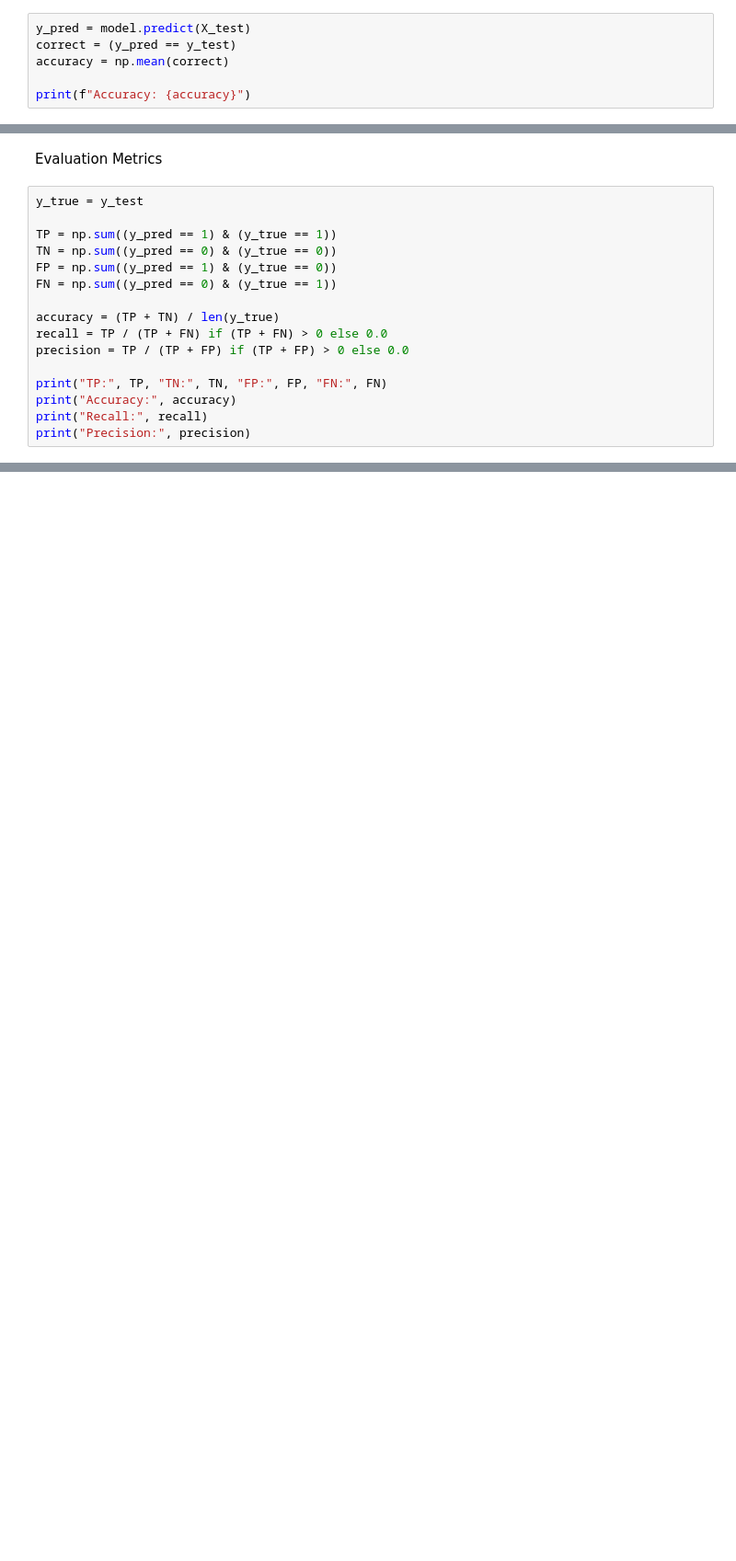
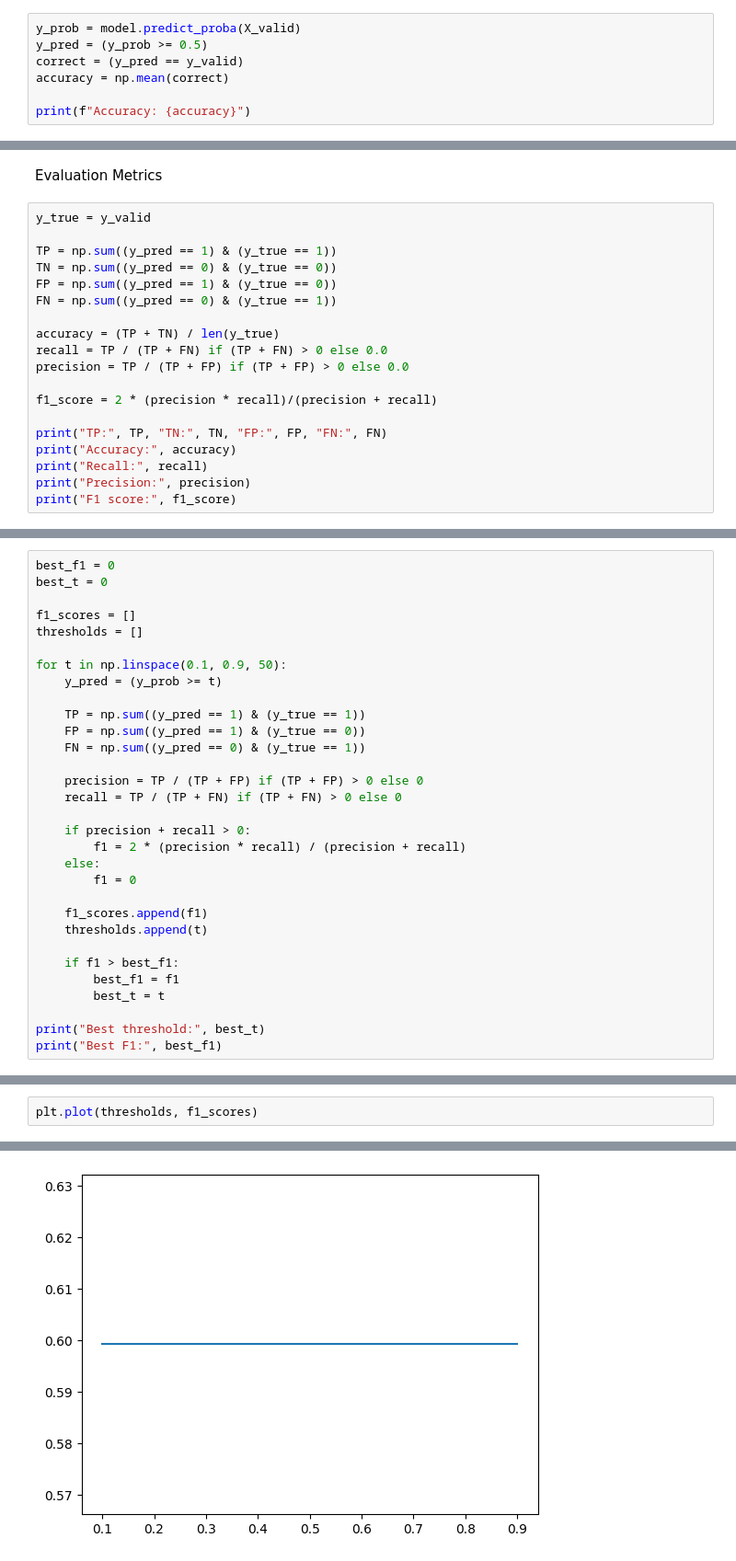
Before and after one commit to Anthony-Pius-1729/protein-classification, a Jupyter notebook: main.ipynb, the cells around one changed output, grey strips where cells are left out. Shown at 92% size. Drawn from its saved outputs; the diff is of its cells as text; blank space fills up the shorter version.

```diff
--- a/main.ipynb
+++ b/main.ipynb
@@ -133,8 +133,9 @@ plt.show()
 # %% [output]
 [figure]
 # %%
-y_pred = model.predict(X_test)
-correct = (y_pred == y_test)
+y_prob = model.predict_proba(X_valid)
+y_pred = (y_prob >= 0.5)
+correct = (y_pred == y_valid)
 accuracy = np.mean(correct)
 
 print(f"Accuracy: {accuracy}")
@@ -166,7 +167,7 @@ False True 0.14416961130742048
 # %% [markdown]
 Evaluation Metrics
 # %%
-y_true = y_test
+y_true = y_valid
 
 TP = np.sum((y_pred == 1) & (y_true == 1))
 TN = np.sum((y_pred == 0) & (y_true == 0))
@@ -177,8 +178,11 @@ accuracy = (TP + TN) / len(y_true)
 recall = TP / (TP + FN) if (TP + FN) > 0 else 0.0
 precision = TP / (TP + FP) if (TP + FP) > 0 else 0.0
 
+f1_score = 2 * (precision * recall)/(precision + recall)
+
 print("TP:", TP, "TN:", TN, "FP:", FP, "FN:", FN)
 print("Accuracy:", accuracy)
 print("Recall:", recall)
 print("Precision:", precision)
+print("F1 score:", f1_score)
 # %% [output]
@@ -188,0 +194,31 @@ Precision: 0.4791666666666667
+# %%
+best_f1 = 0
+best_t = 0
+
+f1_scores = []
+thresholds = []
+
+for t in np.linspace(0.1, 0.9, 50):
+    y_pred = (y_prob >= t)
+
+    TP = np.sum((y_pred == 1) & (y_true == 1))
+    FP = np.sum((y_pred == 1) & (y_true == 0))
+    FN = np.sum((y_pred == 0) & (y_true == 1))
+
+    precision = TP / (TP + FP) if (TP + FP) > 0 else 0
+    recall = TP / (TP + FN) if (TP + FN) > 0 else 0
+
+    if precision + recall > 0:
+        f1 = 2 * (precision * recall) / (precision + recall)
+    else:
+        f1 = 0
+
+    f1_scores.append(f1)
+    thresholds.append(t)
+
+    if f1 > best_f1:
+        best_f1 = f1
+        best_t = t
+
+print("Best threshold:", best_t)
+print("Best F1:", best_f1)
@@ -188,0 +228,3 @@ Precision: 0.4791666666666667
+# %%
+plt.plot(thresholds, f1_scores)
+# %% [output]
@@ -188,0 +232 @@ Precision: 0.4791666666666667
+[figure, added]
```
Also changed, not shown: parts of 8 cells of this notebook, 1 other file.
